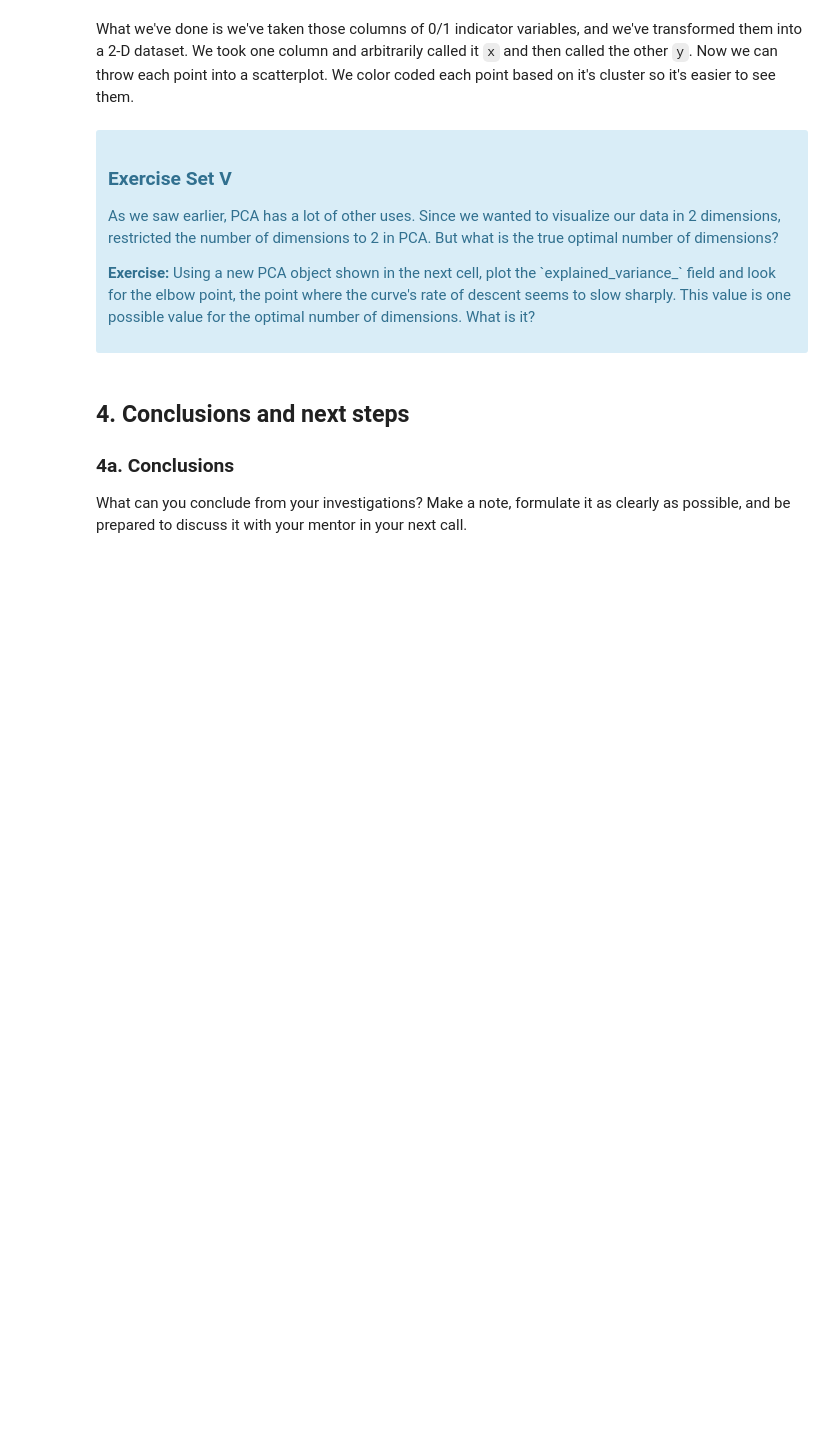
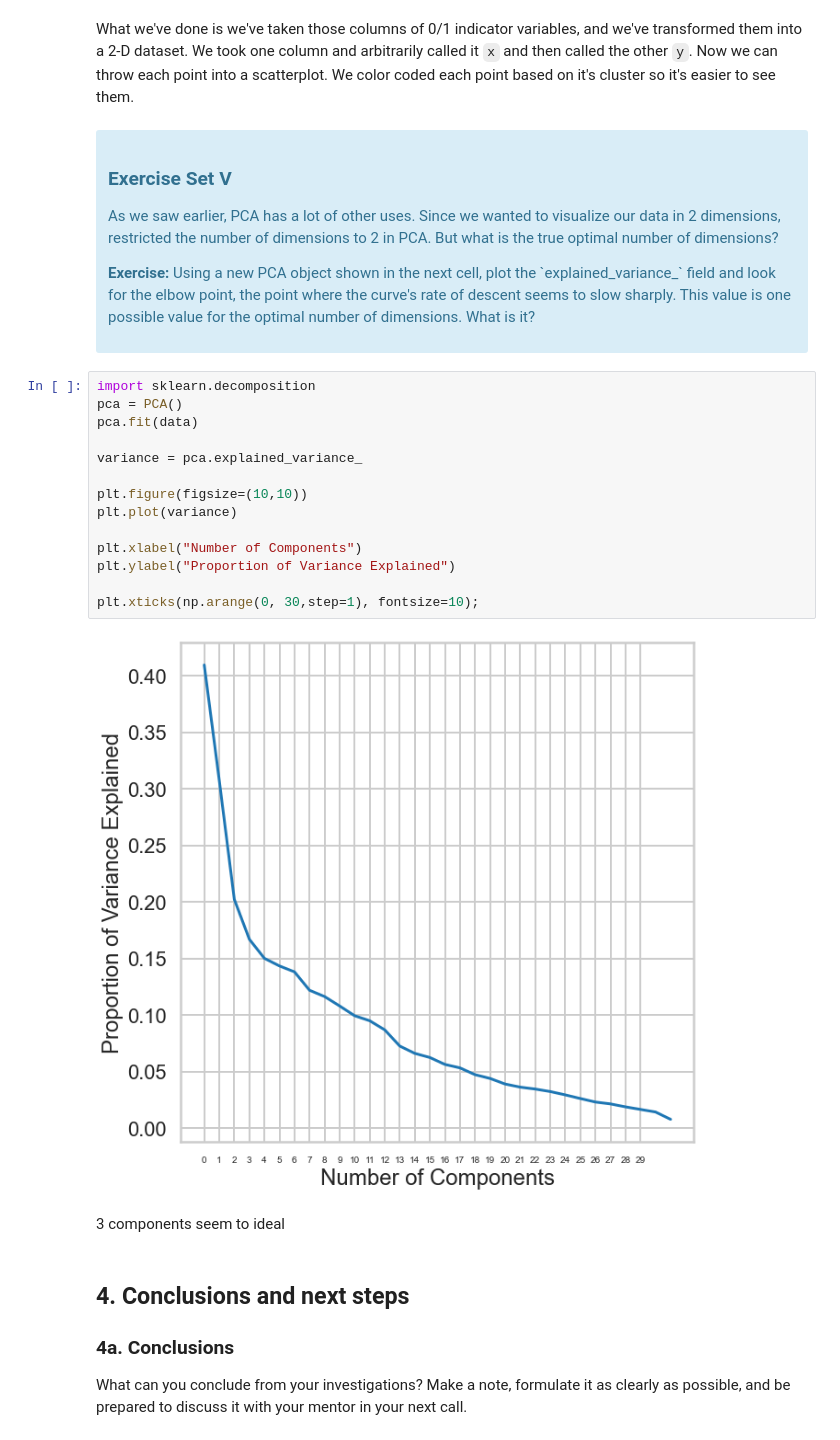
Before and after one commit to mf11y/Data_Sci_Projects, a Jupyter notebook: Customer Segmentation KMeans/Clustering Case Study - Customer Segmentation with K-Means - Tier 3.ipynb, the cells around one changed output. Drawn from its saved outputs; the diff is of its cells as text; blank space fills up the shorter version.

```diff
--- a/Customer Segmentation KMeans/Clustering Case Study - Customer Segmentation with K-Means - Tier 3.ipynb
+++ b/Customer Segmentation KMeans/Clustering Case Study - Customer Segmentation with K-Means - Tier 3.ipynb
@@ -449,6 +420,24 @@ What we've done is we've taken those columns of 0/1 indicator variables, and we'
 
 <p><b>Exercise:</b> Using a new PCA object shown in the next cell, plot the `explained_variance_` field and look for the elbow point, the point where the curve's rate of descent seems to slow sharply. This value is one possible value for the optimal number of dimensions. What is it?</p>
 </div>
+# %%
+import sklearn.decomposition
+pca = PCA()
+pca.fit(data)
+
+variance = pca.explained_variance_
+
+plt.figure(figsize=(10,10))
+plt.plot(variance)
+
+plt.xlabel("Number of Components")
+plt.ylabel("Proportion of Variance Explained")
+
+plt.xticks(np.arange(0, 30,step=1), fontsize=10);
+# %% [output]
+[figure, added]
+# %% [markdown]
+3 components seem to ideal
 # %% [markdown]
 ## 4. Conclusions and next steps
 ### 4a. Conclusions
```
Also changed, not shown: parts of 33 cells of this notebook.
